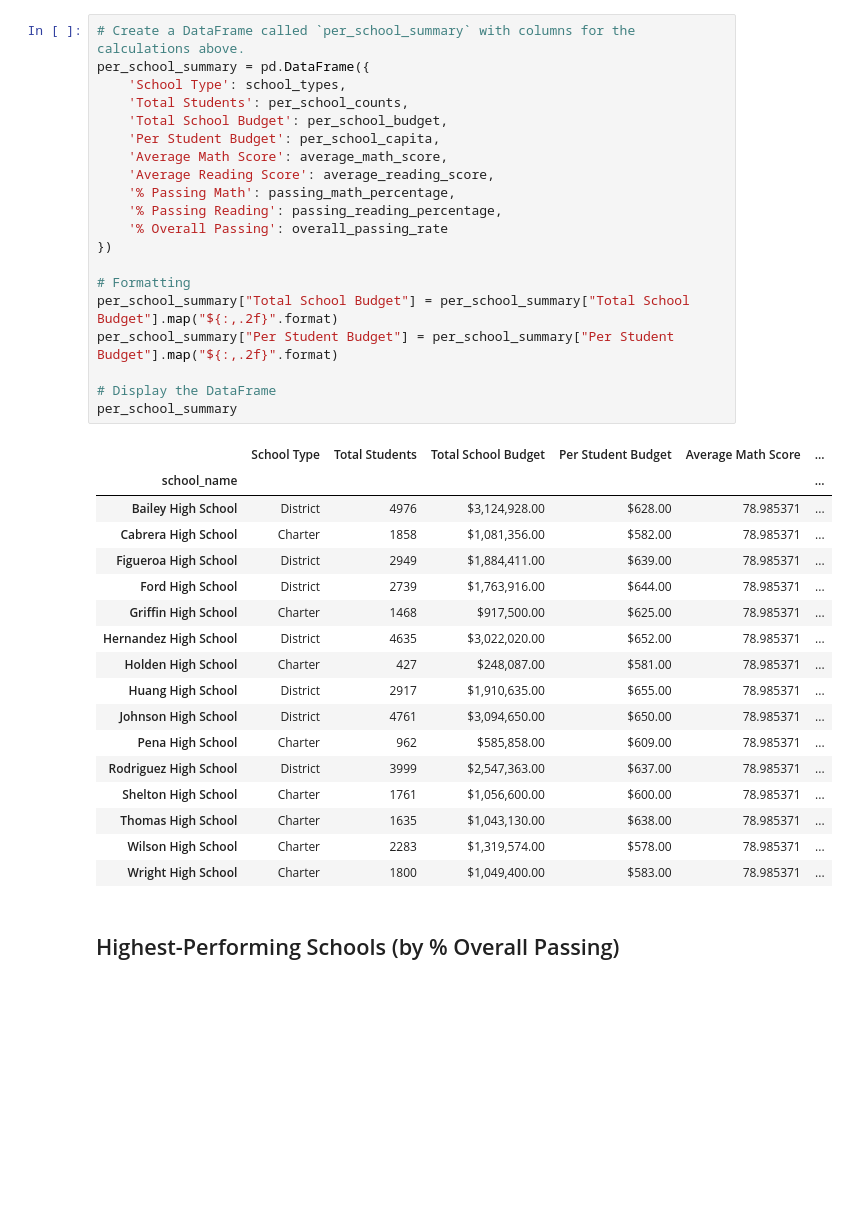
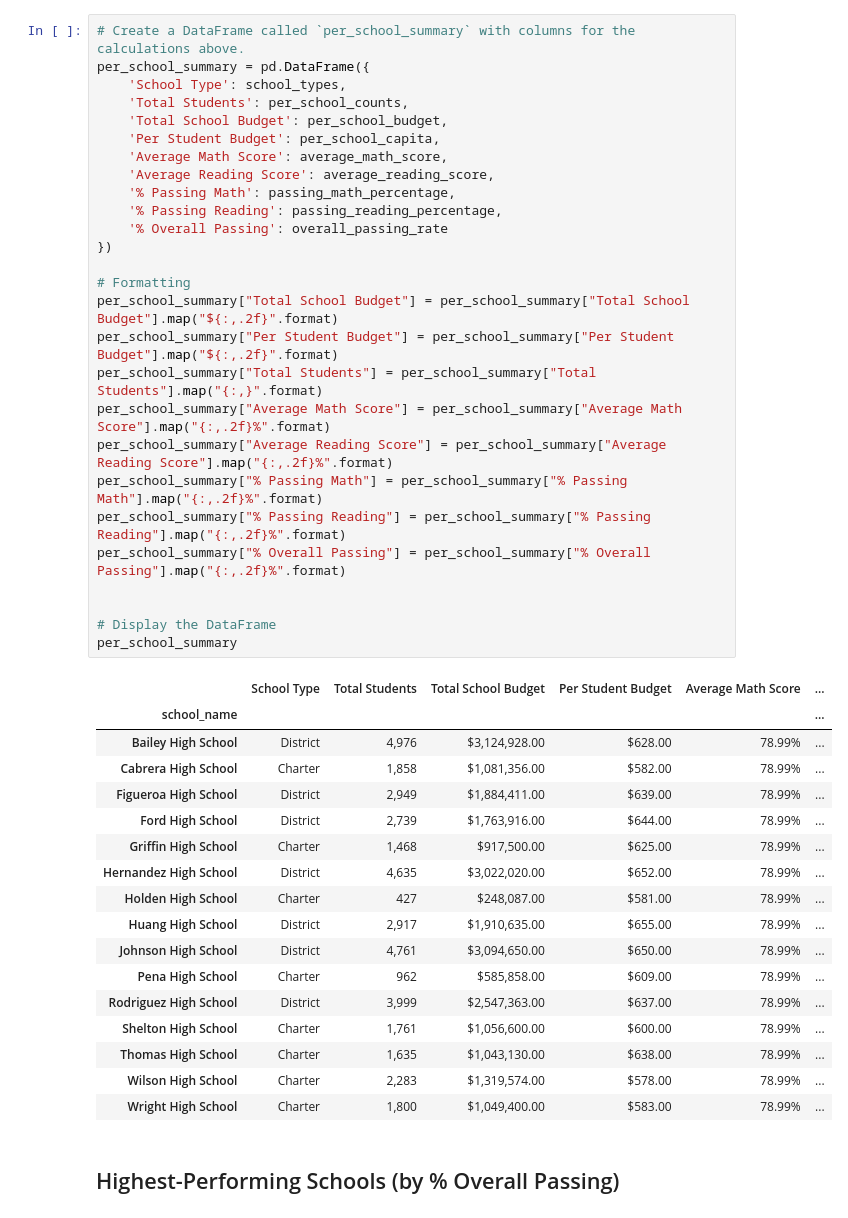
Before and after one commit to akhattaway/pandas-challenge, a Jupyter notebook: Starter_Code/PyCitySchools/PyCitySchools_starter.ipynb, the cells around one changed output. Cells and saved outputs as stored; diff of their text form; blank space fills up the shorter version.

```diff
--- a/Starter_Code/PyCitySchools/PyCitySchools_starter.ipynb
+++ b/Starter_Code/PyCitySchools/PyCitySchools_starter.ipynb
@@ -317,41 +317,48 @@ dtype: float64
 # %%
 # Create a DataFrame called `per_school_summary` with columns for the calculations above.
 per_school_summary = pd.DataFrame({
     'School Type': school_types,
     'Total Students': per_school_counts,
     'Total School Budget': per_school_budget,
     'Per Student Budget': per_school_capita,
     'Average Math Score': average_math_score,
     'Average Reading Score': average_reading_score,
     '% Passing Math': passing_math_percentage,
     '% Passing Reading': passing_reading_percentage,
     '% Overall Passing': overall_passing_rate
 })
 
 # Formatting
 per_school_summary["Total School Budget"] = per_school_summary["Total School Budget"].map("${:,.2f}".format)
 per_school_summary["Per Student Budget"] = per_school_summary["Per Student Budget"].map("${:,.2f}".format)
+per_school_summary["Total Students"] = per_school_summary["Total Students"].map("{:,}".format)
+per_school_summary["Average Math Score"] = per_school_summary["Average Math Score"].map("{:,.2f}%".format)
+per_school_summary["Average Reading Score"] = per_school_summary["Average Reading Score"].map("{:,.2f}%".format)
+per_school_summary["% Passing Math"] = per_school_summary["% Passing Math"].map("{:,.2f}%".format)
+per_school_summary["% Passing Reading"] = per_school_summary["% Passing Reading"].map("{:,.2f}%".format)
+per_school_summary["% Overall Passing"] = per_school_summary["% Overall Passing"].map("{:,.2f}%".format)
+
 
 # Display the DataFrame
 per_school_summary
 # %% [output]
 |  | School Type | Total Students | Total School Budget | Per Student Budget | Average Math Score | ... |
 | school_name |  |  |  |  |  | ... |
-| Bailey High School | District | 4976 | $3,124,928.00 | $628.00 | 78.985371 | ... |
-| Cabrera High School | Charter | 1858 | $1,081,356.00 | $582.00 | 78.985371 | ... |
-| Figueroa High School | District | 2949 | $1,884,411.00 | $639.00 | 78.985371 | ... |
-| Ford High School | District | 2739 | $1,763,916.00 | $644.00 | 78.985371 | ... |
-| Griffin High School | Charter | 1468 | $917,500.00 | $625.00 | 78.985371 | ... |
-| Hernandez High School | District | 4635 | $3,022,020.00 | $652.00 | 78.985371 | ... |
-| Holden High School | Charter | 427 | $248,087.00 | $581.00 | 78.985371 | ... |
-| Huang High School | District | 2917 | $1,910,635.00 | $655.00 | 78.985371 | ... |
-| Johnson High School | District | 4761 | $3,094,650.00 | $650.00 | 78.985371 | ... |
-| Pena High School | Charter | 962 | $585,858.00 | $609.00 | 78.985371 | ... |
-| Rodriguez High School | District | 3999 | $2,547,363.00 | $637.00 | 78.985371 | ... |
-| Shelton High School | Charter | 1761 | $1,056,600.00 | $600.00 | 78.985371 | ... |
-| Thomas High School | Charter | 1635 | $1,043,130.00 | $638.00 | 78.985371 | ... |
-| Wilson High School | Charter | 2283 | $1,319,574.00 | $578.00 | 78.985371 | ... |
-| Wright High School | Charter | 1800 | $1,049,400.00 | $583.00 | 78.985371 | ... |
+| Bailey High School | District | 4,976 | $3,124,928.00 | $628.00 | 78.99% | ... |
+| Cabrera High School | Charter | 1,858 | $1,081,356.00 | $582.00 | 78.99% | ... |
+| Figueroa High School | District | 2,949 | $1,884,411.00 | $639.00 | 78.99% | ... |
+| Ford High School | District | 2,739 | $1,763,916.00 | $644.00 | 78.99% | ... |
+| Griffin High School | Charter | 1,468 | $917,500.00 | $625.00 | 78.99% | ... |
+| Hernandez High School | District | 4,635 | $3,022,020.00 | $652.00 | 78.99% | ... |
+| Holden High School | Charter | 427 | $248,087.00 | $581.00 | 78.99% | ... |
+| Huang High School | District | 2,917 | $1,910,635.00 | $655.00 | 78.99% | ... |
+| Johnson High School | District | 4,761 | $3,094,650.00 | $650.00 | 78.99% | ... |
+| Pena High School | Charter | 962 | $585,858.00 | $609.00 | 78.99% | ... |
+| Rodriguez High School | District | 3,999 | $2,547,363.00 | $637.00 | 78.99% | ... |
+| Shelton High School | Charter | 1,761 | $1,056,600.00 | $600.00 | 78.99% | ... |
+| Thomas High School | Charter | 1,635 | $1,043,130.00 | $638.00 | 78.99% | ... |
+| Wilson High School | Charter | 2,283 | $1,319,574.00 | $578.00 | 78.99% | ... |
+| Wright High School | Charter | 1,800 | $1,049,400.00 | $583.00 | 78.99% | ... |
 # %% [markdown]
 ## Highest-Performing Schools (by % Overall Passing)
 # %%
```
Also changed, not shown: parts of 8 cells of this notebook, 8 other files.
